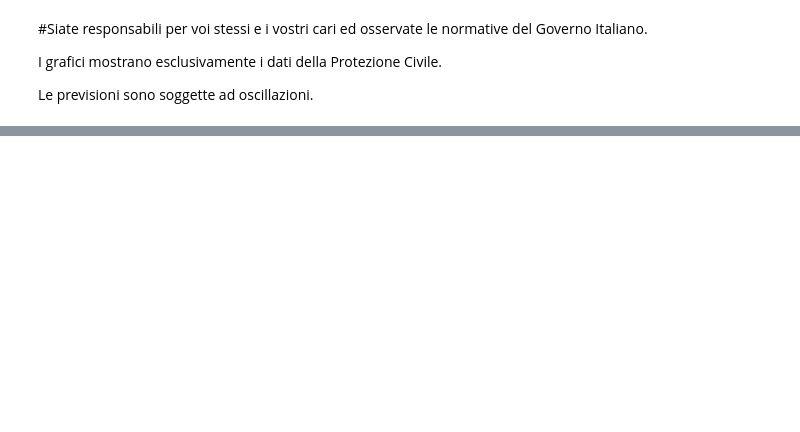
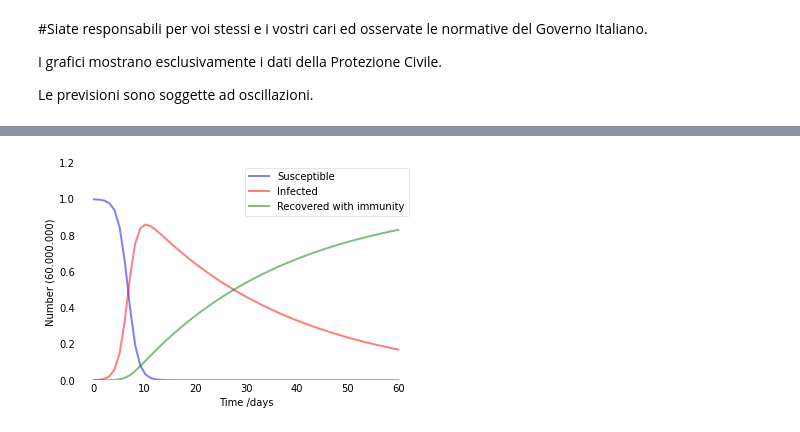
Before and after one commit to PabloExperimental/COVID19-Italy-Analysis, a Jupyter notebook: coronavirus.ipynb, the cells around one changed output, grey strips where cells are left out. Cells and saved outputs as stored; diff of their text form; code cells hidden in the pictures; blank space fills up the shorter version.

```diff
--- a/coronavirus.ipynb
+++ b/coronavirus.ipynb
@@ -255,0 +284,73 @@ Test MSE: 98219.399
+# %%
+import numpy as np
+from scipy.integrate import odeint
+import matplotlib.pyplot as plt
+
+df_ita_covid = pd.read_csv(csv_name, sep=",", header=0)
+tot_actual_positive_col = df_ita_covid["totale_attualmente_positivi"].tolist()
+tot_healed_col = df_ita_covid["dimessi_guariti"].tolist()
+
+infected_0 = tot_actual_positive_col[len(tot_actual_positive_col)-1]
+recovery_0 = tot_healed_col[len(tot_healed_col)-1]
+
+"""
+# mean average of growing of infected: x_i/x_i-1
+def get_beta(infected_col):
+  tot_sum_beta = 0
+  for i in range(1, len(infected_col)):
+    prev = infected_col[i-1]
+    actual = infected_col[i]
+    beta_i = actual/prev
+    tot_sum_beta += beta_i
+
+  tot_sum_beta /= len(infected_col)
+  return tot_sum_beta
+
+beta = get_beta(tot_actual_positive_col)
+"""
+
+beta_1 = infected_0/tot_actual_positive_col[len(tot_actual_positive_col)-2]
+N = 60000000
+gamma_1 = 1./30
+
+def run_sir_model(N, I0, R0, beta, gamma):
+  # Everyone else, S0, is susceptible to infection initially.
+  S0 = N - I0 - R0
+  # A grid of time points (in days)
+  t = np.linspace(0, 60, 60)
+
+  # The SIR model differential equations.
+  def deriv(y, t, N, beta, gamma):
+      S, I, R = y
+      dSdt = -beta * S * I / N
+      dIdt = beta * S * I / N - gamma * I
+      dRdt = gamma * I
+      return dSdt, dIdt, dRdt
+
+  # Initial conditions vector
+  y0 = S0, I0, R0
+  # Integrate the SIR equations over the time grid, t.
+  ret = odeint(deriv, y0, t, args=(N, beta, gamma))
+  S, I, R = ret.T
+
+  # Plot the data on three separate curves for S(t), I(t) and R(t)
+  fig = plt.figure(facecolor='w')
+  ax = fig.add_subplot(111, axisbelow=True)
+  ax.plot(t, S/N, 'b', alpha=0.5, lw=2, label='Susceptible')
+  ax.plot(t, I/N, 'r', alpha=0.5, lw=2, label='Infected')
+  ax.plot(t, R/N, 'g', alpha=0.5, lw=2, label='Recovered with immunity')
+  ax.set_xlabel('Time /days')
+  ax.set_ylabel('Number (60.000.000)')
+  ax.set_ylim(0,1.2)
+  ax.yaxis.set_tick_params(length=0)
+  ax.xaxis.set_tick_params(length=0)
+  ax.grid(b=True, which='major', c='w', lw=2, ls='-')
+  legend = ax.legend()
+  legend.get_frame().set_alpha(0.5)
+  for spine in ('top', 'right', 'bottom', 'left'):
+      ax.spines[spine].set_visible(False)
+  plt.show()
+
+run_sir_model(N, infected_0, recovery_0, beta_1, gamma_1)
+# %% [output]
+[figure, added]
```
Also changed, not shown: parts of 4 cells of this notebook.
